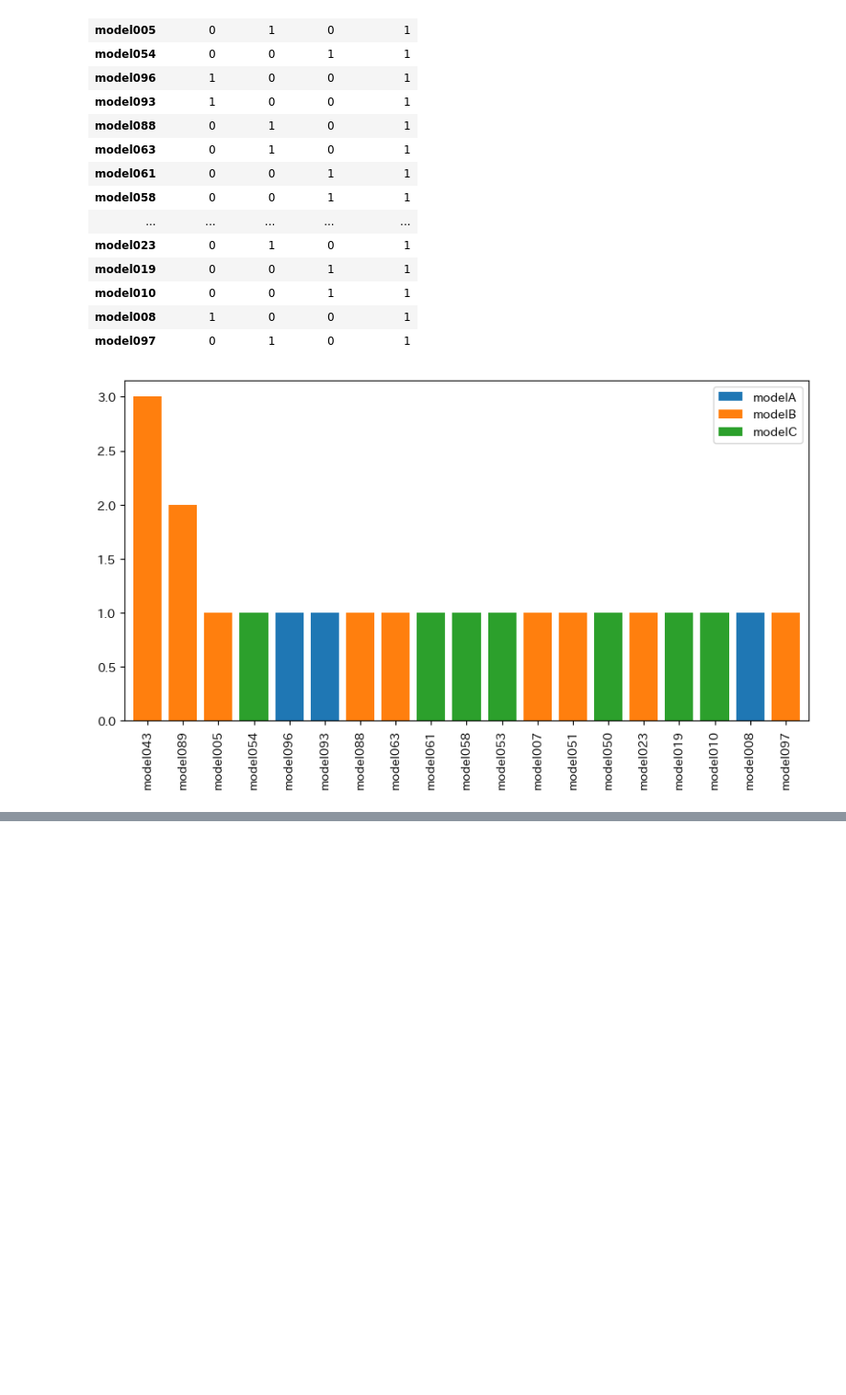
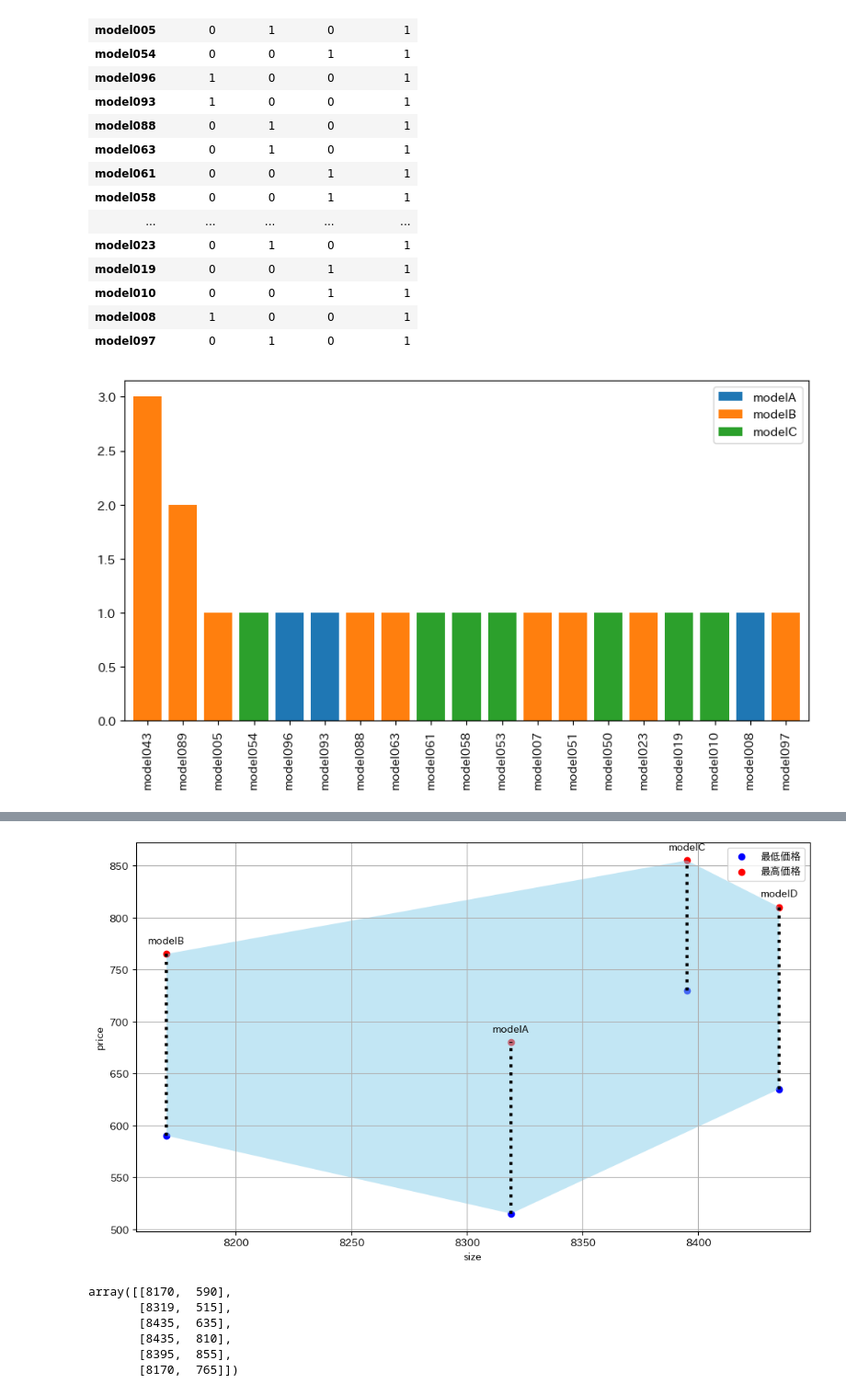
Before and after one commit to TakumiInoue0628/py-ds, a Jupyter notebook: notebook/demo.ipynb, the cells around one changed output, grey strips where cells are left out. Shown at 92% size. Cells and saved outputs as stored; diff of their text form; code cells hidden in the pictures; blank space fills up the shorter version.

```diff
--- a/notebook/demo.ipynb
+++ b/notebook/demo.ipynb
@@ -258,0 +332,76 @@ plt.show()
+# %%
+# データの定義
+data = {
+    "車種": ["modelA", "modelB", "modelC", "modelD"],
+    "最低価格": [515, 590, 730, 635],
+    "最高価格": [680, 765, 855, 810],
+    "サイズ": [8319, 8170, 8395, 8435]
+}
+df = pd.DataFrame(data)
+
+# 価格レンジを縦棒で描画
+plt.figure(figsize=(10, 6))
+for i, row in df.iterrows():
+    plt.plot([row["サイズ"], row["サイズ"]],
+             [row["最低価格"], row["最高価格"]],
+             color="k", linewidth=3, linestyle="dotted",)
+
+    plt.scatter(row["サイズ"], row["最低価格"], color="blue",
+                label="最低価格" if i == 0 else "")
+    plt.scatter(row["サイズ"], row["最高価格"], color="red",
+                label="最高価格" if i == 0 else "")
+
+    plt.text(row["サイズ"], row["最高価格"] + 10,
+             row["車種"], ha="center", fontsize=10)
+# --- 「領域っぽい」点線 (凸包) ------------------------------------
+# 1. 価格レンジの上下端8点を作成
+points = []
+for _, row in df.iterrows():
+    points.append((row["サイズ"], row["最低価格"]))
+    points.append((row["サイズ"], row["最高価格"]))
+points = np.array(points)
+
+# 2. 凸包を計算 (Andrew's monotone chain algorithm)
+def cross(o, a, b):
+    return (a[0]-o[0])*(b[1]-o[1]) - (a[1]-o[1])*(b[0]-o[0])
+
+points_sorted = sorted(points.tolist())  # x→yでソート
+lower = []
+for p in points_sorted:
+    while len(lower) >= 2 and cross(lower[-2], lower[-1], p) <= 0:
+        lower.pop()
+    lower.append(p)
+
+upper = []
+for p in reversed(points_sorted):
+    while len(upper) >= 2 and cross(upper[-2], upper[-1], p) <= 0:
+        upper.pop()
+    upper.append(p)
+
+hull = np.array(lower[:-1] + upper[:-1])  # 最後の点重複を除く
+
+# 3. 凸包を点線で囲み、塗りつぶし (薄い水色)
+#plt.fill(hull[:, 0], hull[:, 1], facecolor="none",
+         #edgecolor="k", linestyle="--", linewidth=1.5)
+plt.fill(hull[:, 0], hull[:, 1], facecolor="skyblue", alpha=0.5)
+
+# ---------------------------------------------------------------
+
+plt.xlabel("size")
+plt.ylabel("price")
+plt.title("")
+plt.legend()
+plt.grid(True)
+plt.tight_layout()
+plt.show()
+# %% [output]
+[figure, added]
+# %%
+hull
+# %% [output]
+array([[8170,  590],
+       [8319,  515],
+       [8435,  635],
+       [8435,  810],
+       [8395,  855],
+       [8170,  765]])
```
Also changed, not shown: parts of 7 cells of this notebook, 5 other files.
